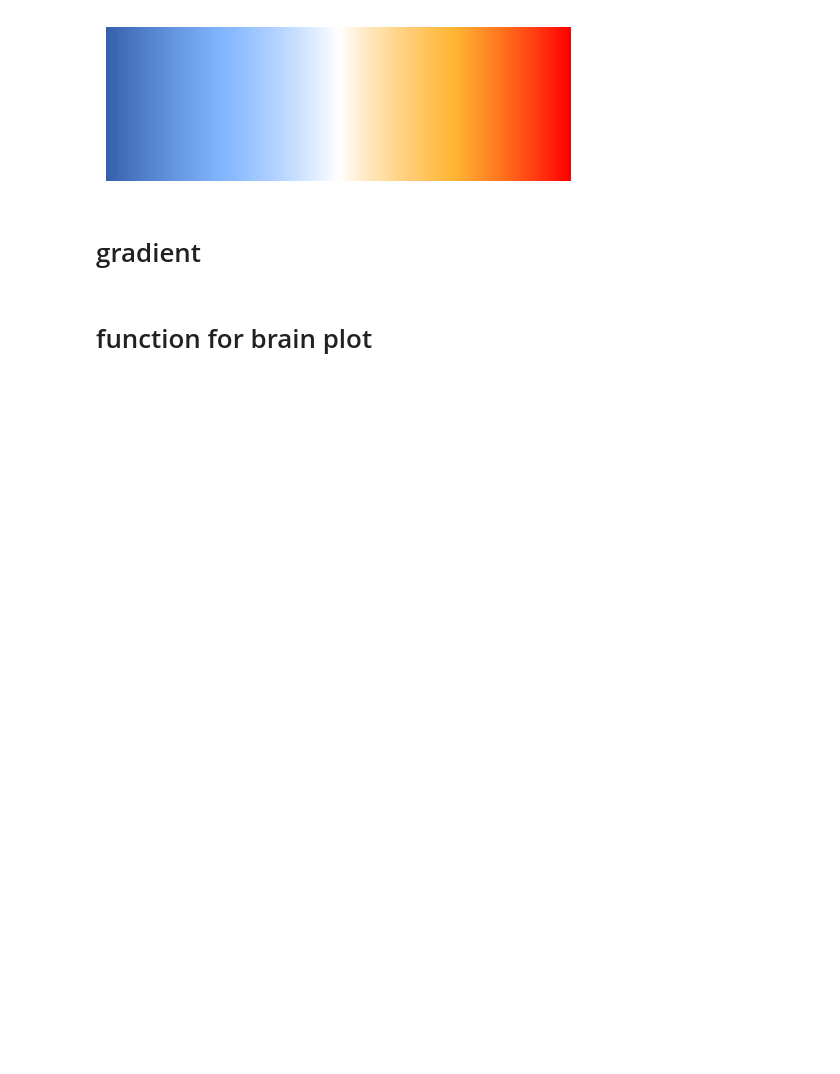
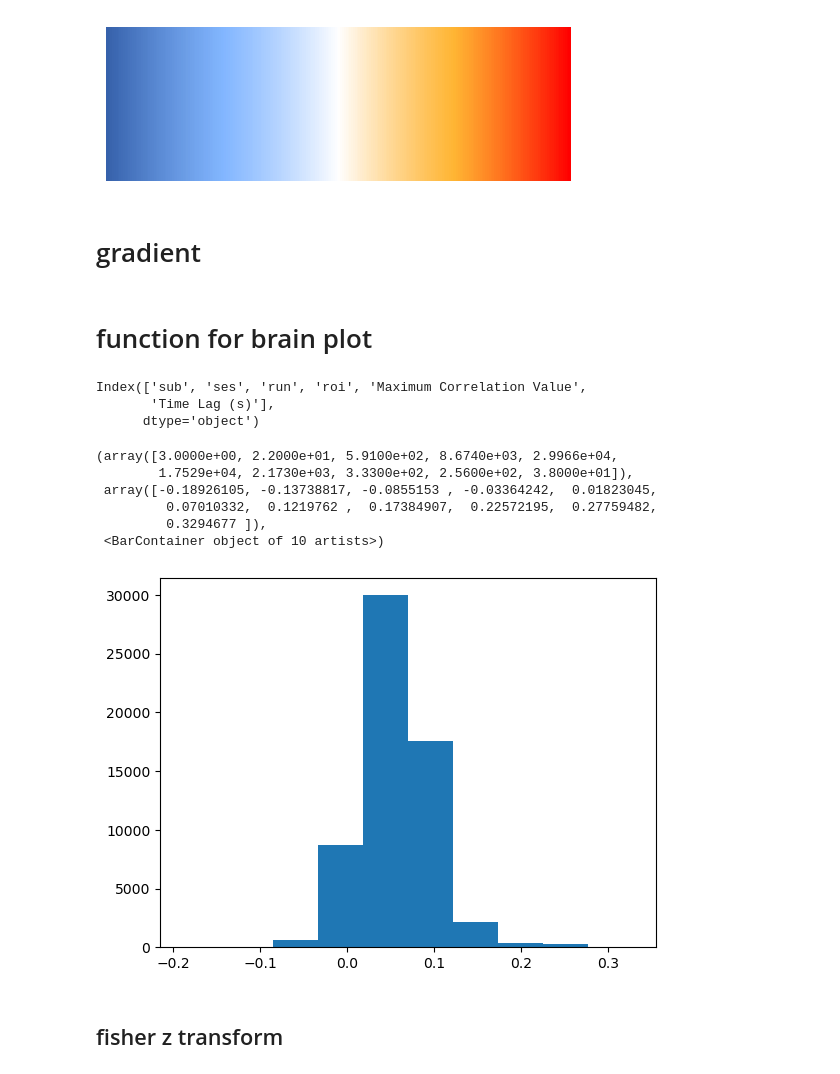
Before and after one commit to jungheejung/spacetop_biopac, a Jupyter notebook: scripts/p05_xcorr/c02_plotxcorr_sandbox.ipynb, the cells around one changed output. Saved outputs shown, nothing was run; the diff lists cells and outputs as text; code cells hidden in the pictures; blank space fills up the shorter version.

```diff
--- a/scripts/p05_xcorr/c02_plotxcorr_sandbox.ipynb
+++ b/scripts/p05_xcorr/c02_plotxcorr_sandbox.ipynb
@@ -104,3 +104,23 @@ def plot_brain_surfaces(image, cbar_label='INSERT LABEL', cmap='viridis', color_
     fig = p.build(cbar_kws=cbar_kws)
     return(fig)
     # fig.show()
+# %%
+# stack data
+xcorr_dir = '/Volumes/spacetop_projects_cue/analysis/physio/xcorr'
+
+# directory = 'path/to/your/files'
+all_frames = []  # List to hold all DataFrames
+
+for filename in os.listdir(xcorr_dir):
+    if filename.endswith('.tsv'):  # Assuming the files are CSVs
+        file_path = os.path.join(xcorr_dir, filename)
+        df = pd.read_csv(file_path, sep='\t')
+        all_frames.append(df)
+combined_df = pd.concat(all_frames, ignore_index=True)
+combined_df.to_csv(join(xcorr_dir, 'sub-all_runtype-pain_xcorr-fmri-physio.tsv'), sep='\t', index=False)
+# %%
+df.columns
+# %% [output]
+Index(['sub', 'ses', 'run', 'roi', 'Maximum Correlation Value',
+       'Time Lag (s)'],
+      dtype='object')
@@ -106,0 +129,12 @@ def plot_brain_surfaces(image, cbar_label='INSERT LABEL', cmap='viridis', color_
+# %%
+plt.hist(df['Maximum Correlation Value'])
+# %% [output]
+(array([3.0000e+00, 2.2000e+01, 5.9100e+02, 8.6740e+03, 2.9966e+04,
+        1.7529e+04, 2.1730e+03, 3.3300e+02, 2.5600e+02, 3.8000e+01]),
+ array([-0.18926105, -0.13738817, -0.0855153 , -0.03364242,  0.01823045,
+         0.07010332,  0.1219762 ,  0.17384907,  0.22572195,  0.27759482,
+         0.3294677 ]),
+ <BarContainer object of 10 artists>)
+[figure, added]
+# %% [markdown]
+## fisher z transform
```
Also changed, not shown: parts of 10 cells of this notebook, 1 other file.
